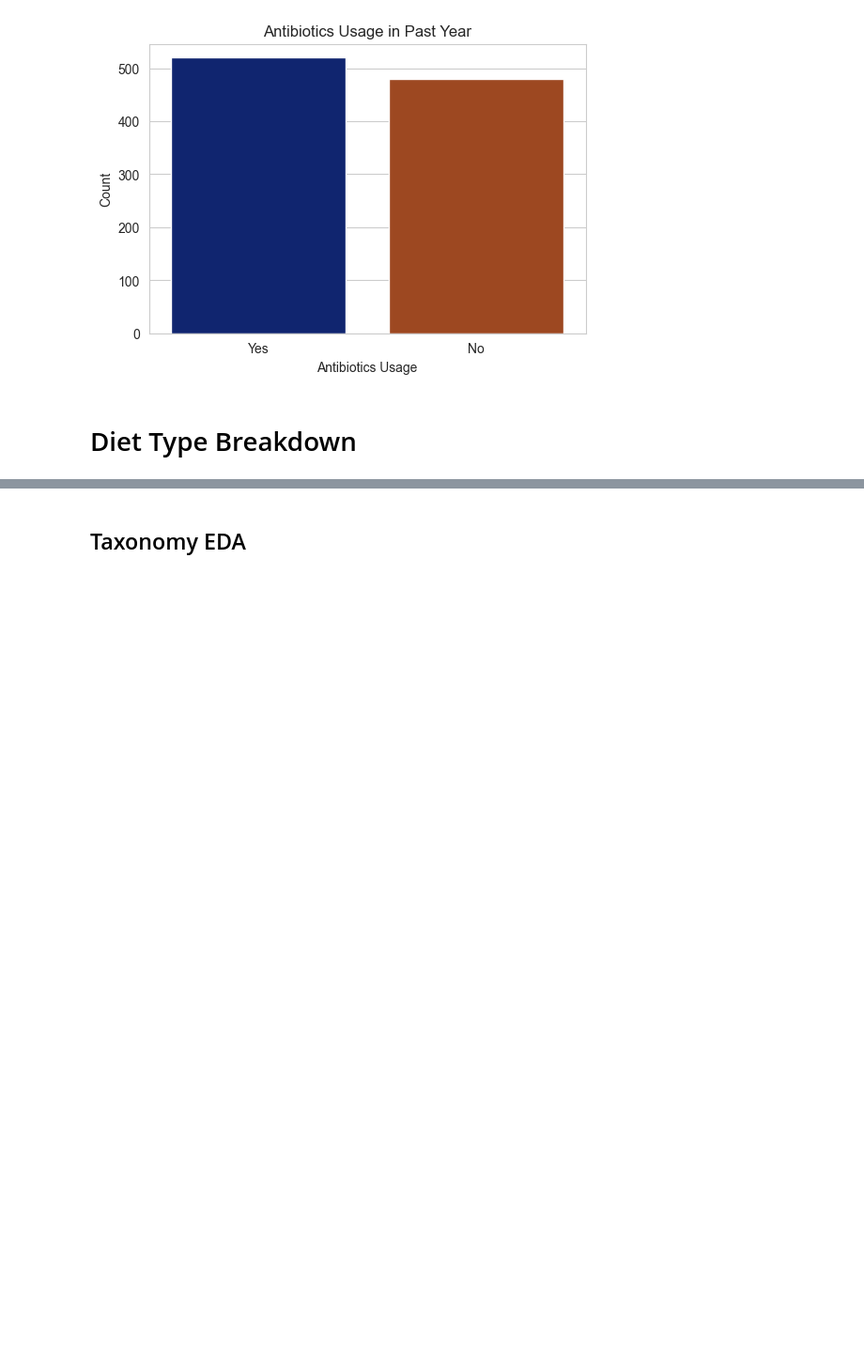
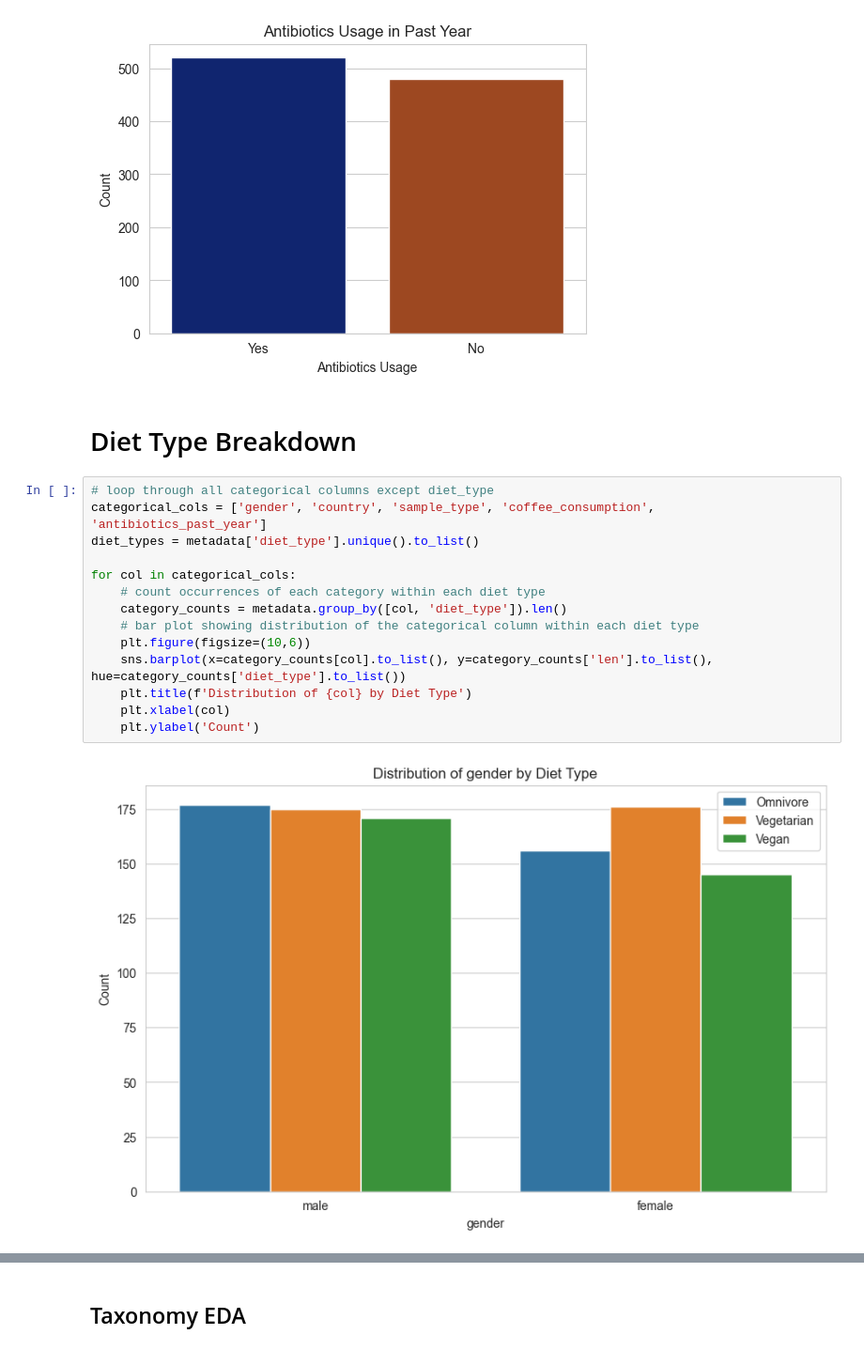
Before and after one commit to zkhechadoorian/coffee-gut-microbiome, a Jupyter notebook: notebooks/01_data_loading_qc.ipynb, the cells around one changed output, grey strips where cells are left out. Shown at 94% size. Drawn from its saved outputs; the diff is of its cells as text; blank space fills up the shorter version.

Commit message:
Add comprehensive diet type breakdown analysis
- Gender, country, coffee consumption, antibiotic usage by diet type
- Grouped bar plots showing categorical variable patterns across diet categories

```diff
--- a/notebooks/01_data_loading_qc.ipynb
+++ b/notebooks/01_data_loading_qc.ipynb
@@ -206,3 +206,19 @@ Passing `palette` without assigning `hue` is deprecated and will be removed in v
 [figure]
 # %% [markdown]
 # Diet Type Breakdown
+# %%
+# loop through all categorical columns except diet_type
+categorical_cols = ['gender', 'country', 'sample_type', 'coffee_consumption', 'antibiotics_past_year']
+diet_types = metadata['diet_type'].unique().to_list()
+
+for col in categorical_cols:
+    # count occurrences of each category within each diet type
+    category_counts = metadata.group_by([col, 'diet_type']).len()
+    # bar plot showing distribution of the categorical column within each diet type
+    plt.figure(figsize=(10,6))
+    sns.barplot(x=category_counts[col].to_list(), y=category_counts['len'].to_list(), hue=category_counts['diet_type'].to_list())
+    plt.title(f'Distribution of {col} by Diet Type')
+    plt.xlabel(col)
+    plt.ylabel('Count')
+# %% [output]
+[figure, added]
```
Also changed, not shown: parts of 11 cells of this notebook.
